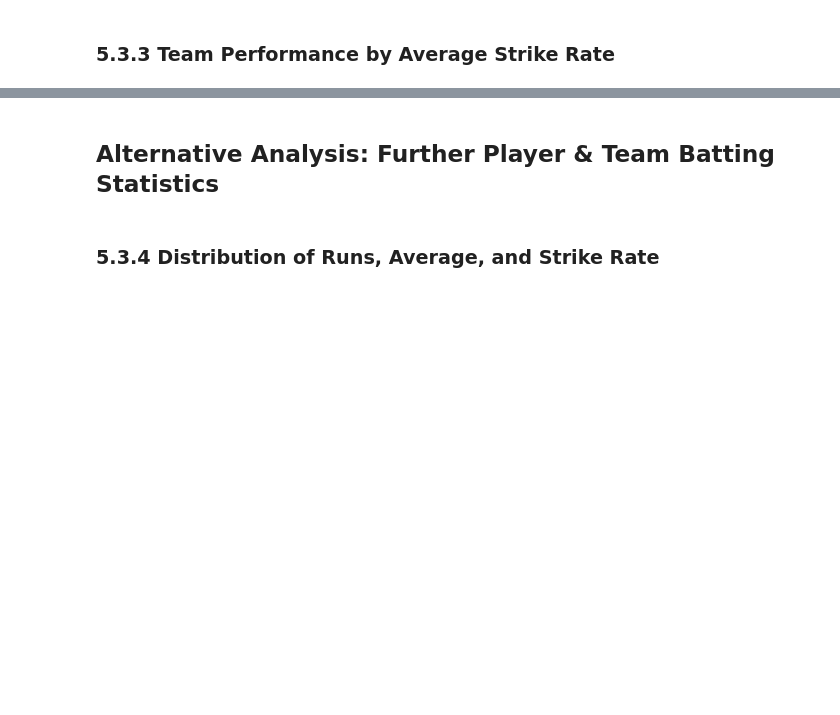
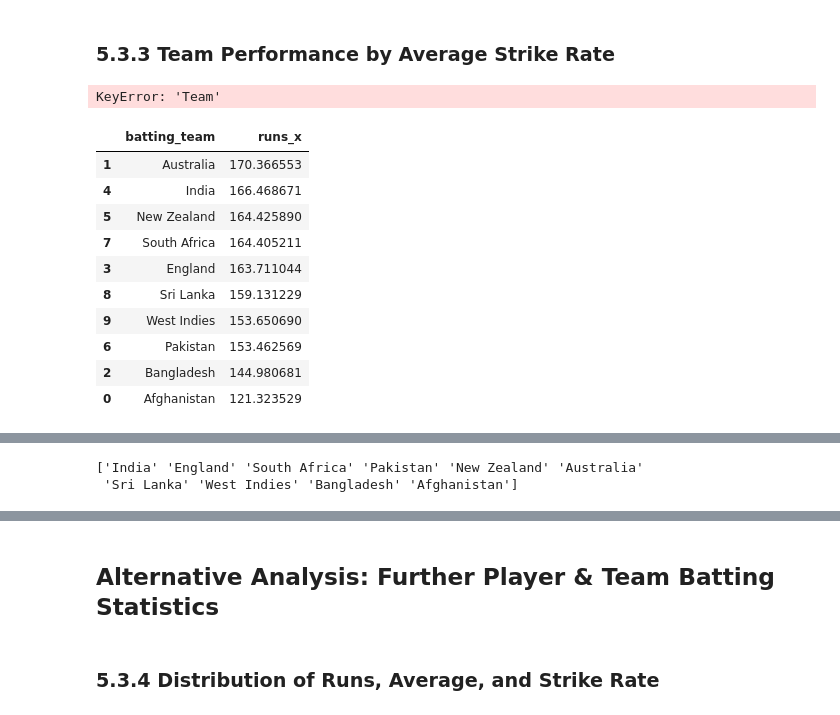
Before and after one commit to usama488/Data-science, a Jupyter notebook: (EDA)_of_the_2022_T20_World_Cup.ipynb, the cells around one changed output, grey strips where cells are left out. Cells and saved outputs as stored; diff of their text form; code cells hidden in the pictures; blank space fills up the shorter version.

```diff
--- a/(EDA)_of_the_2022_T20_World_Cup.ipynb
+++ b/(EDA)_of_the_2022_T20_World_Cup.ipynb
@@ -206,3 +206,8 @@ top_players_by_sr = df.sort_values(by='SR', ascending=False).head(10)
 display(top_players_by_sr[['Player', 'Team', 'SR']])
 # %% [output]
 KeyError: 'SR'
+# %%
+high_score_threshold = df['runs_x'].mean()
+df['is_high_score'] = (df['runs_x'] > high_score_threshold).astype(int)
+print(" 'is_high_score' column created based on runs_x > mean(runs_x).")
+df.head()
@@ -218,3 +231,27 @@ fig.show()
 team_avg_sr = df.groupby('Team')['SR'].mean().reset_index()
 team_avg_sr = team_avg_sr.sort_values(by='SR', ascending=False)
 display(team_avg_sr.head(10))
+# %% [output]
+KeyError: 'Team'
+# %%
+team_avg_total_score = df.groupby('batting_team')['runs_x'].mean().reset_index()
+team_avg_total_score = team_avg_total_score.sort_values(by='runs_x', ascending=False)
+display(team_avg_total_score.head(10))
+
+fig = px.bar(team_avg_total_score.head(10), x='runs_x', y='batting_team', orientation='h',
+             title='Top 10 Batting Teams by Average Runs per Match',
+             color='runs_x', color_continuous_scale=px.colors.sequential.Blues)
+fig.update_yaxes(categoryorder='total ascending')
+fig.show()
+# %% [output]
+|  | batting_team | runs_x |
+| 1 | Australia | 170.366553 |
+| 4 | India | 166.468671 |
+| 5 | New Zealand | 164.425890 |
+| 7 | South Africa | 164.405211 |
+| 3 | England | 163.711044 |
+| 8 | Sri Lanka | 159.131229 |
+| 9 | West Indies | 153.650690 |
+| 6 | Pakistan | 153.462569 |
+| 2 | Bangladesh | 144.980681 |
+| 0 | Afghanistan | 121.323529 |
@@ -221,3 +259,9 @@ display(team_avg_sr.head(10))
+# %%
+unique_batting_teams = df['batting_team'].unique()
+print(unique_batting_teams)
+# %% [output]
+['India' 'England' 'South Africa' 'Pakistan' 'New Zealand' 'Australia'
+ 'Sri Lanka' 'West Indies' 'Bangladesh' 'Afghanistan']
 # %%
 fig = px.bar(team_avg_sr.head(10), x='SR', y='Team', orientation='h',
              title='Top 10 Teams by Average Player Strike Rate',
```
Also changed, not shown: parts of 23 cells of this notebook.
